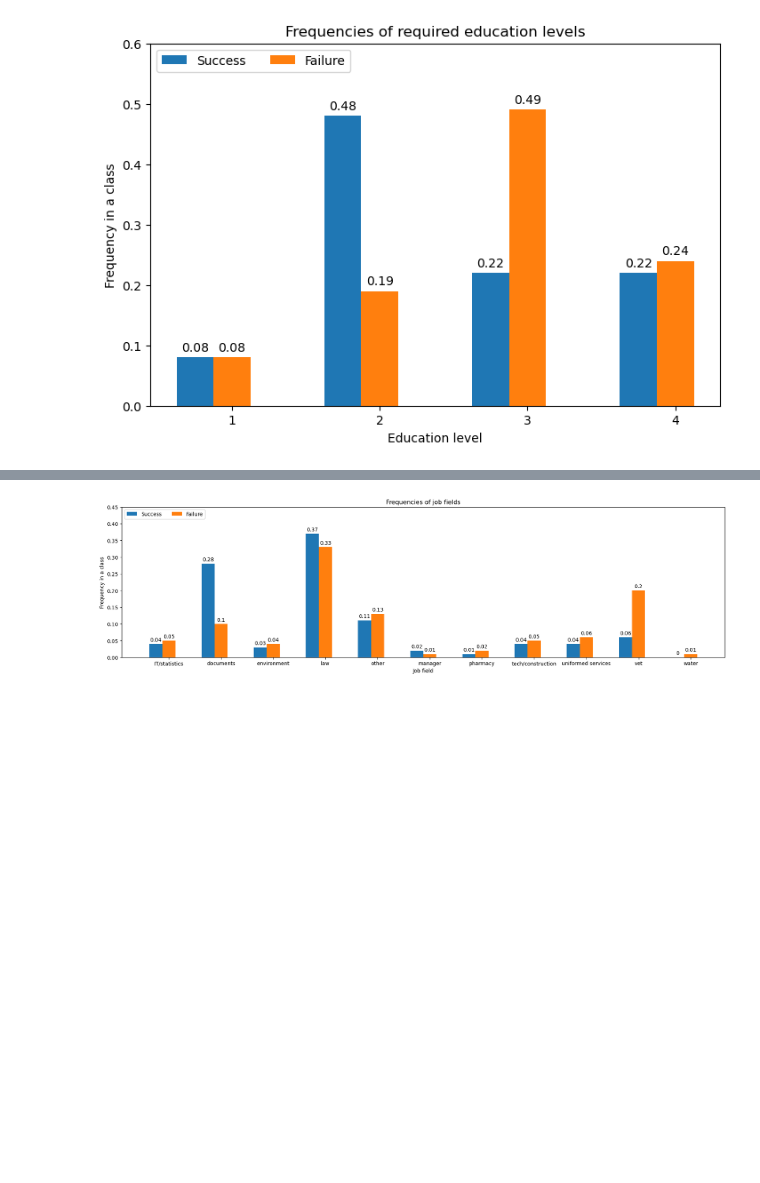
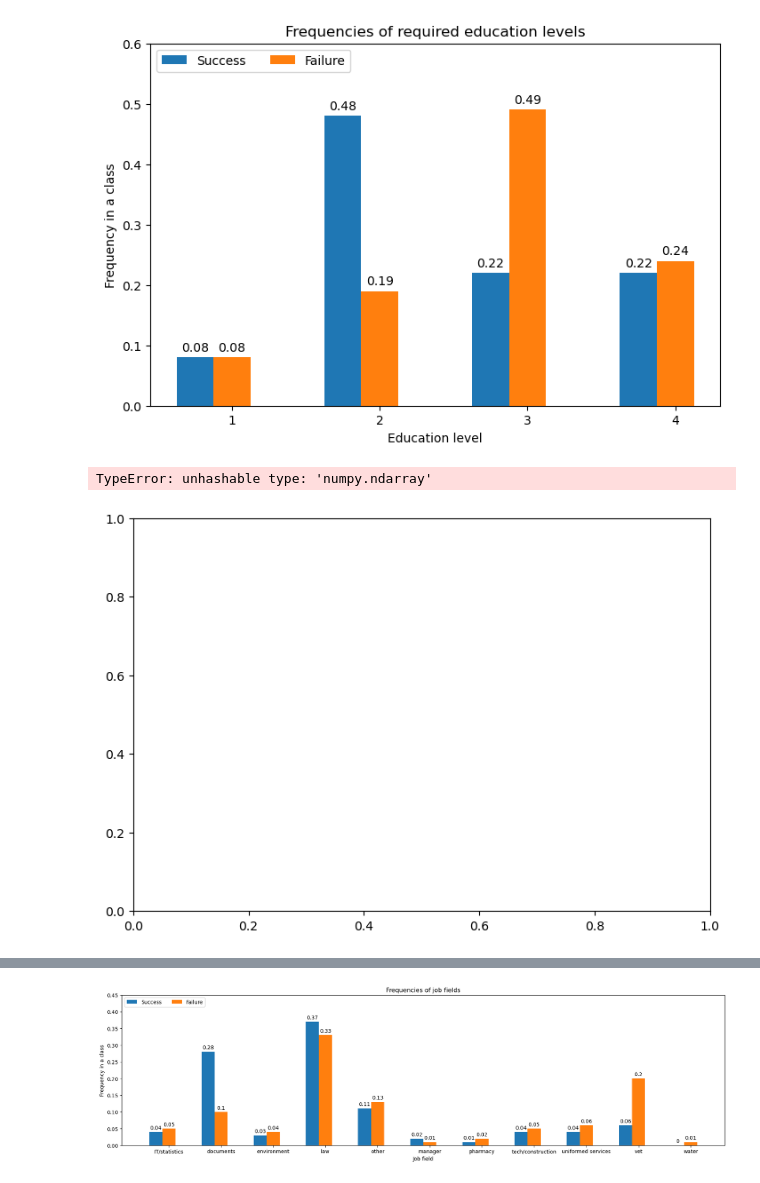
Before and after one commit to BERENZ/2024-mgr-sluzba-cywilna, a Jupyter notebook: Python/Code/EDA.ipynb, the cells around one changed output, grey strips where cells are left out. Drawn from its saved outputs; the diff is of its cells as text; code cells hidden in the pictures; blank space fills up the shorter version.

```diff
--- a/Python/Code/EDA.ipynb
+++ b/Python/Code/EDA.ipynb
@@ -110,3 +210,13 @@ display_grouped_bar_chart(
 )
 # %% [output]
 [figure]
+# %%
+display_grouped_bar_chart(
+    df["institution"].unique(), institution_group_count_success,
+    institution_group_count_failure, 'institution',
+    'Frequency in a class', 'Frequencies of required education levels', 0.60, placement='upper left',
+    chart_width=7
+)
+# %% [output]
+TypeError: unhashable type: 'numpy.ndarray'
+[figure, added]
```
Also changed, not shown: parts of 12 cells of this notebook, 12 other files.
